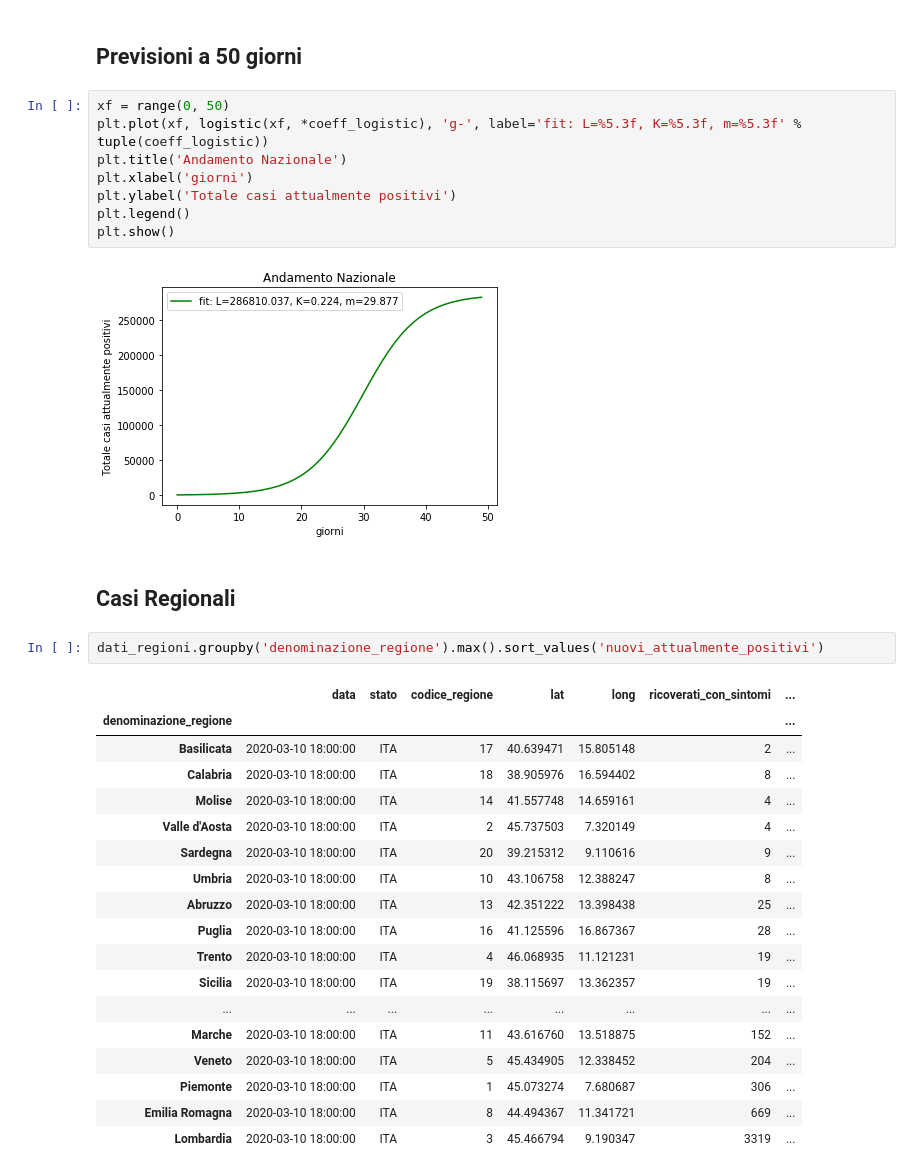
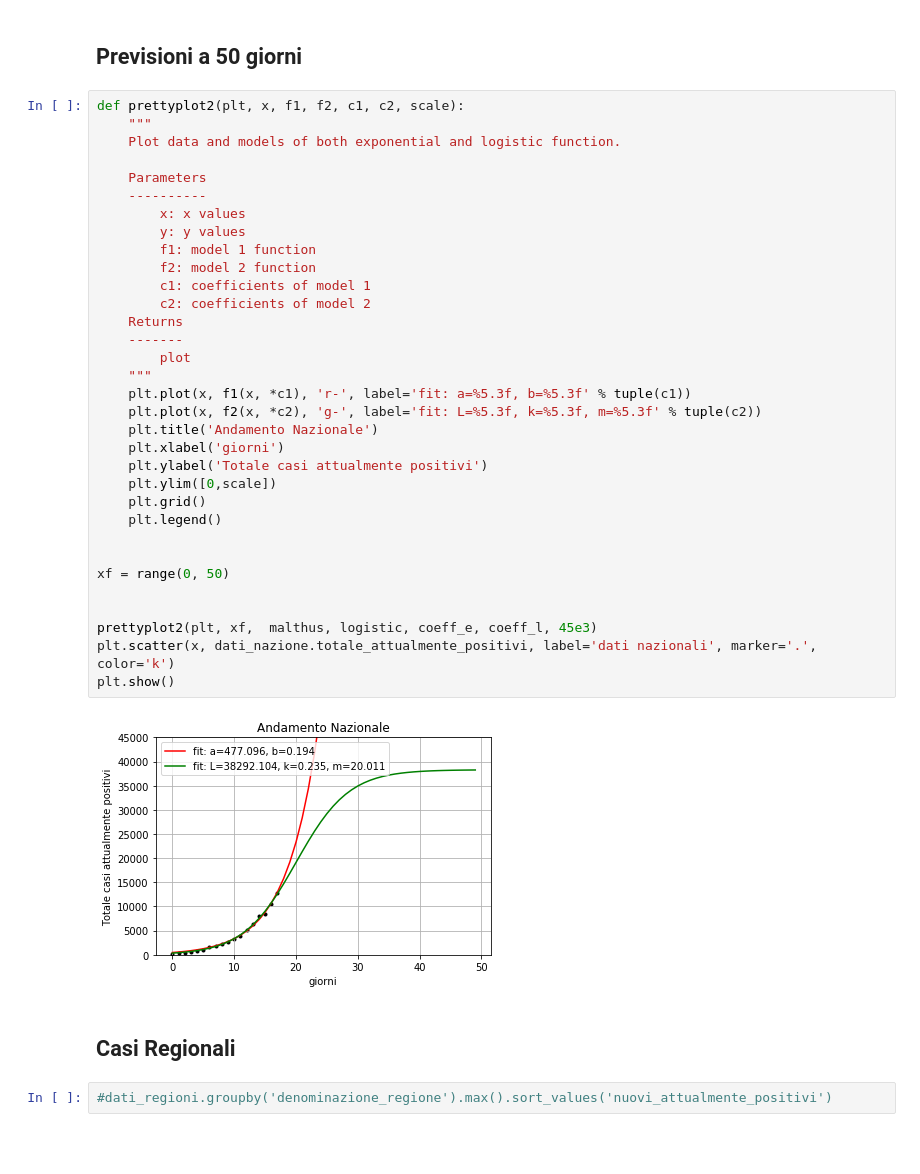
Before and after one commit to ugol/covid19-analysisnotebook, a Jupyter notebook: covid19-analysis.ipynb, the cells around one changed output. Saved outputs shown, nothing was run; the diff lists cells and outputs as text; blank space fills up the shorter version.

```diff
--- a/covid19-analysis.ipynb
+++ b/covid19-analysis.ipynb
@@ -70,36 +76,42 @@ round(forecast_log)
 # %% [markdown]
 ## Previsioni a 50 giorni
-# %%
-xf = range(0, 50)
-plt.plot(xf, logistic(xf, *coeff_logistic), 'g-', label='fit: L=%5.3f, K=%5.3f, m=%5.3f' % tuple(coeff_logistic))
-plt.title('Andamento Nazionale')
-plt.xlabel('giorni')
-plt.ylabel('Totale casi attualmente positivi')
-plt.legend()
-plt.show()
-# %% [output]
-[figure, removed]
+# %%
+def prettyplot2(plt, x, f1, f2, c1, c2, scale):
+    """
+    Plot data and models of both exponential and logistic function.
+
+    Parameters
+    ----------
+        x: x values
+        y: y values
+        f1: model 1 function
+        f2: model 2 function
+        c1: coefficients of model 1
+        c2: coefficients of model 2
+    Returns
+    -------
+        plot
+    """
+    plt.plot(x, f1(x, *c1), 'r-', label='fit: a=%5.3f, b=%5.3f' % tuple(c1))
+    plt.plot(x, f2(x, *c2), 'g-', label='fit: L=%5.3f, k=%5.3f, m=%5.3f' % tuple(c2))
+    plt.title('Andamento Nazionale')
+    plt.xlabel('giorni')
+    plt.ylabel('Totale casi attualmente positivi')
+    plt.ylim([0,scale])
+    plt.grid()
+    plt.legend()
+
+
+xf = range(0, 50)
+
+
+prettyplot2(plt, xf,  malthus, logistic, coeff_e, coeff_l, 45e3)
+plt.scatter(x, dati_nazione.totale_attualmente_positivi, label='dati nazionali', marker='.', color='k')
+plt.show()
+# %% [output]
+[figure, added]
 # %% [markdown]
 ## Casi Regionali
 # %%
-dati_regioni.groupby('denominazione_regione').max().sort_values('nuovi_attualmente_positivi')
+#dati_regioni.groupby('denominazione_regione').max().sort_values('nuovi_attualmente_positivi')
-# %% [output]
-|  | data | stato | codice_regione | lat | long | ricoverati_con_sintomi | ... |
-| denominazione_regione |  |  |  |  |  |  | ... |
-| Basilicata | 2020-03-10 18:00:00 | ITA | 17 | 40.639471 | 15.805148 | 2 | ... |
-| Calabria | 2020-03-10 18:00:00 | ITA | 18 | 38.905976 | 16.594402 | 8 | ... |
-| Molise | 2020-03-10 18:00:00 | ITA | 14 | 41.557748 | 14.659161 | 4 | ... |
-| Valle d'Aosta | 2020-03-10 18:00:00 | ITA | 2 | 45.737503 | 7.320149 | 4 | ... |
-| Sardegna | 2020-03-10 18:00:00 | ITA | 20 | 39.215312 | 9.110616 | 9 | ... |
-| Umbria | 2020-03-10 18:00:00 | ITA | 10 | 43.106758 | 12.388247 | 8 | ... |
-| Abruzzo | 2020-03-10 18:00:00 | ITA | 13 | 42.351222 | 13.398438 | 25 | ... |
-| Puglia | 2020-03-10 18:00:00 | ITA | 16 | 41.125596 | 16.867367 | 28 | ... |
-| Trento | 2020-03-10 18:00:00 | ITA | 4 | 46.068935 | 11.121231 | 19 | ... |
-| Sicilia | 2020-03-10 18:00:00 | ITA | 19 | 38.115697 | 13.362357 | 19 | ... |
-| ... | ... | ... | ... | ... | ... | ... | ... |
-| Marche | 2020-03-10 18:00:00 | ITA | 11 | 43.616760 | 13.518875 | 152 | ... |
-| Veneto | 2020-03-10 18:00:00 | ITA | 5 | 45.434905 | 12.338452 | 204 | ... |
-| Piemonte | 2020-03-10 18:00:00 | ITA | 1 | 45.073274 | 7.680687 | 306 | ... |
-| Emilia Romagna | 2020-03-10 18:00:00 | ITA | 8 | 44.494367 | 11.341721 | 669 | ... |
-| Lombardia | 2020-03-10 18:00:00 | ITA | 3 | 45.466794 | 9.190347 | 3319 | ... |
 # %%
```
Also changed, not shown: parts of 13 cells of this notebook.
